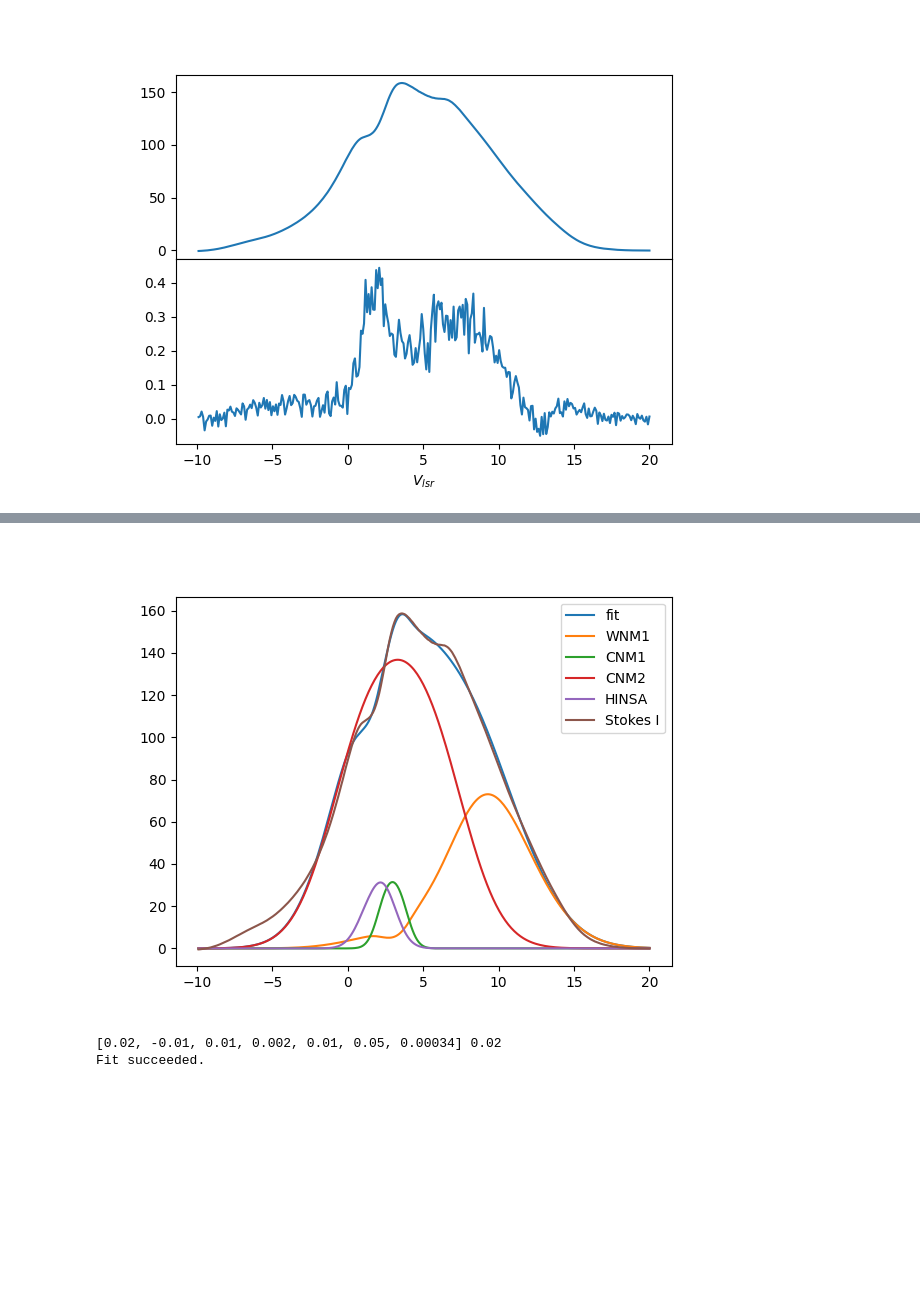
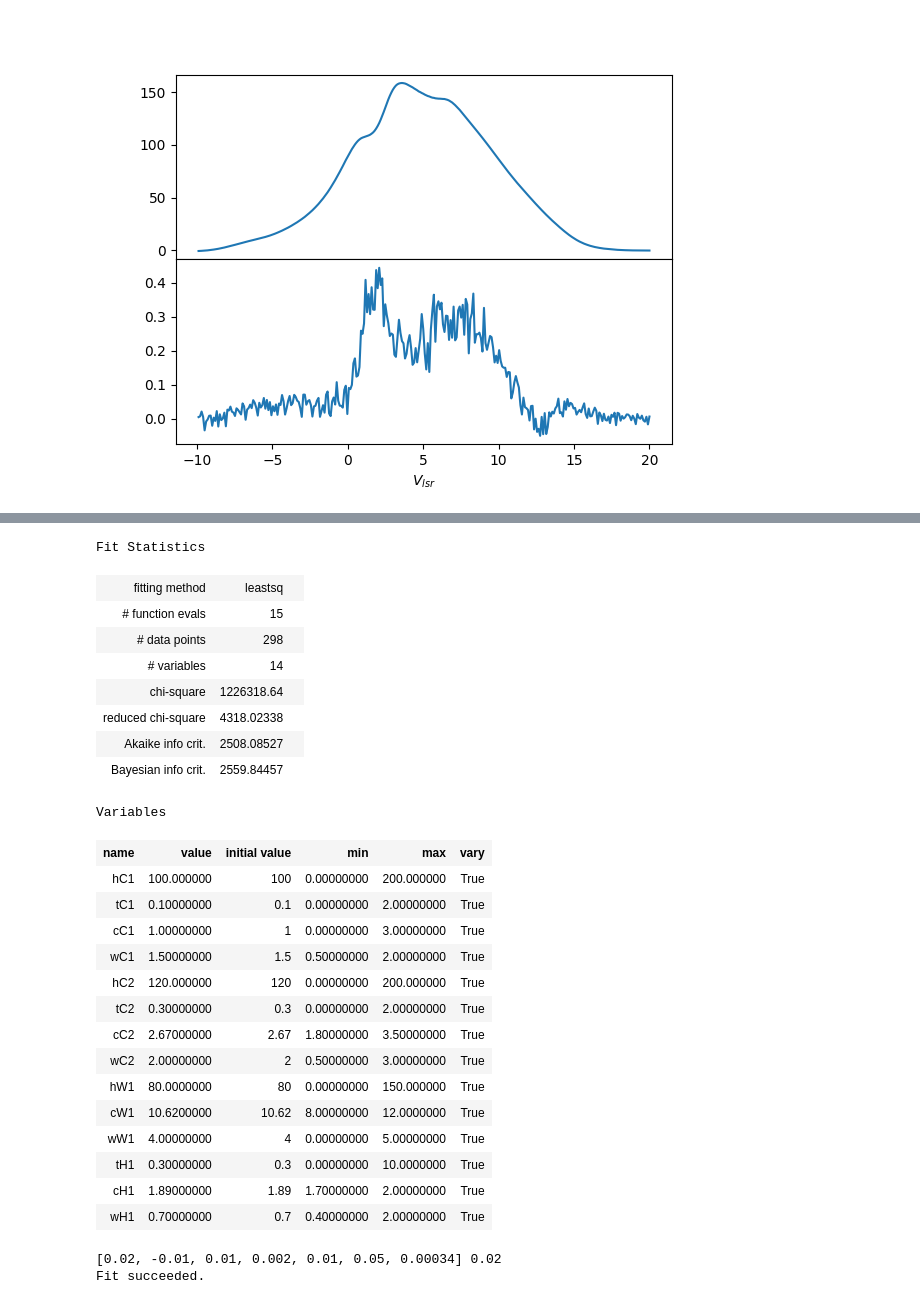
Before and after one commit to UjwalReddy267/ZeemanStokes, a Jupyter notebook: autofit.ipynb, the cells around one changed output, grey strips where cells are left out. Saved outputs shown, nothing was run; the diff lists cells and outputs as text; code cells hidden in the pictures; blank space fills up the shorter version.

```diff
--- a/autofit.ipynb
+++ b/autofit.ipynb
@@ -415,7 +431,32 @@ Fit succeeded. Could not estimate error-bars.
-# %%
-stokesIModel.plot()
-# %% [output]
-[figure, removed]
+# %%
+display(stokesIModel.result)
+#stokesIModel.plot()
+# %% [output]
+Fit Statistics
+| fitting method | leastsq |  |
+| # function evals | 15 |  |
+| # data points | 298 |  |
+| # variables | 14 |  |
+| chi-square | 1226318.64 |  |
+| reduced chi-square | 4318.02338 |  |
+| Akaike info crit. | 2508.08527 |  |
+| Bayesian info crit. | 2559.84457 |  |
+Variables
+| name | value | initial value | min | max | vary |
+| hC1 | 100.000000 | 100 | 0.00000000 | 200.000000 | True |
+| tC1 | 0.10000000 | 0.1 | 0.00000000 | 2.00000000 | True |
+| cC1 | 1.00000000 | 1 | 0.00000000 | 3.00000000 | True |
+| wC1 | 1.50000000 | 1.5 | 0.50000000 | 2.00000000 | True |
+| hC2 | 120.000000 | 120 | 0.00000000 | 200.000000 | True |
+| tC2 | 0.30000000 | 0.3 | 0.00000000 | 2.00000000 | True |
+| cC2 | 2.67000000 | 2.67 | 1.80000000 | 3.50000000 | True |
+| wC2 | 2.00000000 | 2 | 0.50000000 | 3.00000000 | True |
+| hW1 | 80.0000000 | 80 | 0.00000000 | 150.000000 | True |
+| cW1 | 10.6200000 | 10.62 | 8.00000000 | 12.0000000 | True |
+| wW1 | 4.00000000 | 4 | 0.00000000 | 5.00000000 | True |
+| tH1 | 0.30000000 | 0.3 | 0.00000000 | 10.0000000 | True |
+| cH1 | 1.89000000 | 1.89 | 1.70000000 | 2.00000000 | True |
+| wH1 | 0.70000000 | 0.7 | 0.40000000 | 2.00000000 | True |
 # %%
 stkVModel = stokes_V(stokesIModel,stk_v)
 stkVModel.addParams([0.02,-0.01,0.01,0.002,0.01,0.05,0.00034],
```
Also changed, not shown: parts of 3 cells of this notebook.
